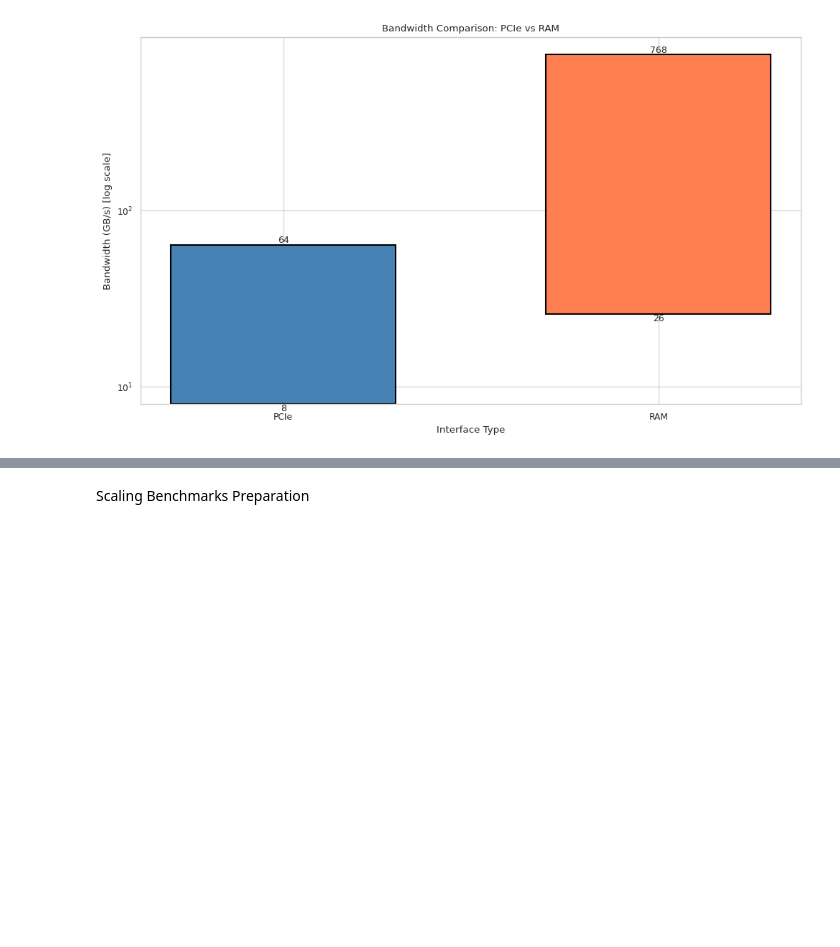
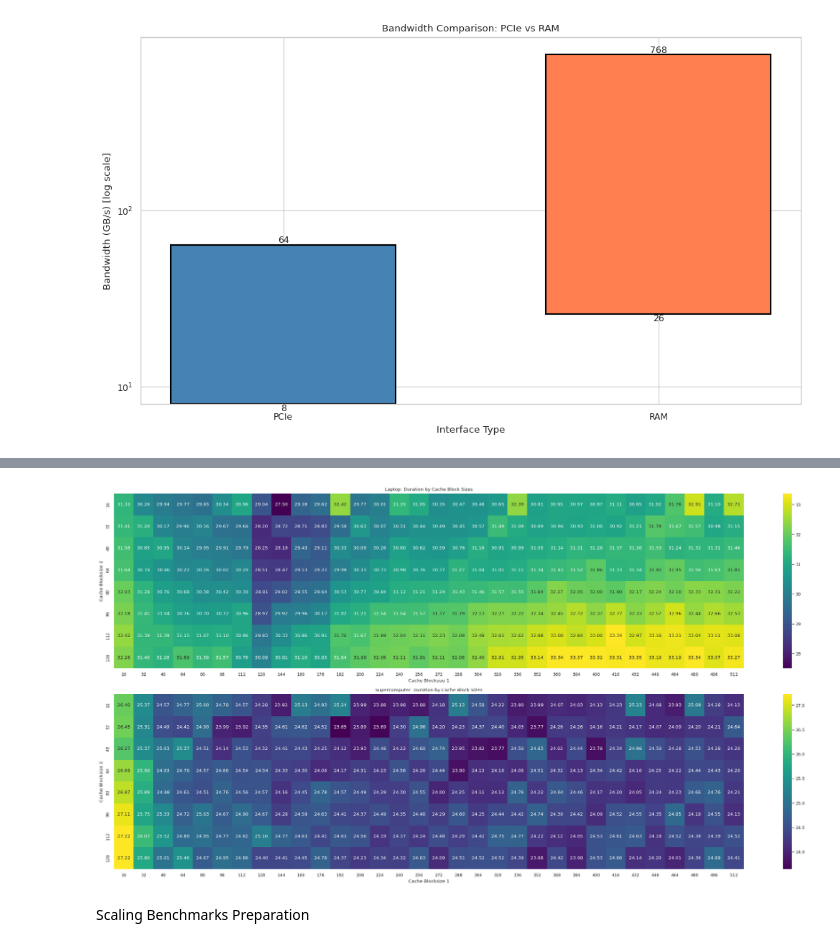
Before and after one commit to MarcelFerrari/Pyroclast, a Jupyter notebook: scripts/thesis/thesis_plots.ipynb, the cells around one changed output, grey strips where cells are left out. Saved outputs shown, nothing was run; the diff lists cells and outputs as text; code cells hidden in the pictures; blank space fills up the shorter version.

```diff
--- a/scripts/thesis/thesis_plots.ipynb
+++ b/scripts/thesis/thesis_plots.ipynb
@@ -263,3 +272,38 @@ Index(['cpu_count', 'module', 'benchmark_type', 'max_iter', 'nx', 'ny',
+# %%
+# Filter data for the specific module
+data_2d = fully_augmented[fully_augmented['module'] == "jacobi_fuse_cache_unroll_jitter"]
+
+with sns.axes_style("whitegrid"):
+    fig, axes = plt.subplots(2, 1, figsize=(24, 12))
+
+    # First heatmap: laptop
+    laptop_data = data_2d[data_2d["benchmark_name"] == "laptop"]
+    heatmap_laptop = laptop_data.pivot_table(index='cache_bs_2',
+                                              columns='cache_bs_1',
+                                              values='duration',
+                                              aggfunc='mean')
+
+    sns.heatmap(heatmap_laptop, annot=True, fmt='.2f', cmap='viridis', ax=axes[0])
+    axes[0].set_title('Laptop: Duration by Cache Block Sizes')
+    axes[0].set_xlabel('Cache Blocksize 1')
+    axes[0].set_ylabel('Cache Blocksize 2')
+
+    # Second heatmap: supercomputer
+    supercomputer_data = data_2d[data_2d["benchmark_name"] == "supercomputer"]
+    heatmap_supercomputer = supercomputer_data.pivot_table(index='cache_bs_2',
+                                                            columns='cache_bs_1',
+                                                            values='duration',
+                                                            aggfunc='mean')
+
+    sns.heatmap(heatmap_supercomputer, annot=True, fmt='.2f', cmap='viridis', ax=axes[1])
+    axes[1].set_title('Supercomputer: Duration by Cache Block Sizes')
+    axes[1].set_xlabel('Cache Blocksize 1')
+    axes[1].set_ylabel('Cache Blocksize 2')
+
+    plt.tight_layout()
+    plt.show()
+# %% [output]
+[figure, added]
 # %% [markdown]
 Scaling Benchmarks Preparation
 # %%
```
Also changed, not shown: parts of 4 cells of this notebook.
